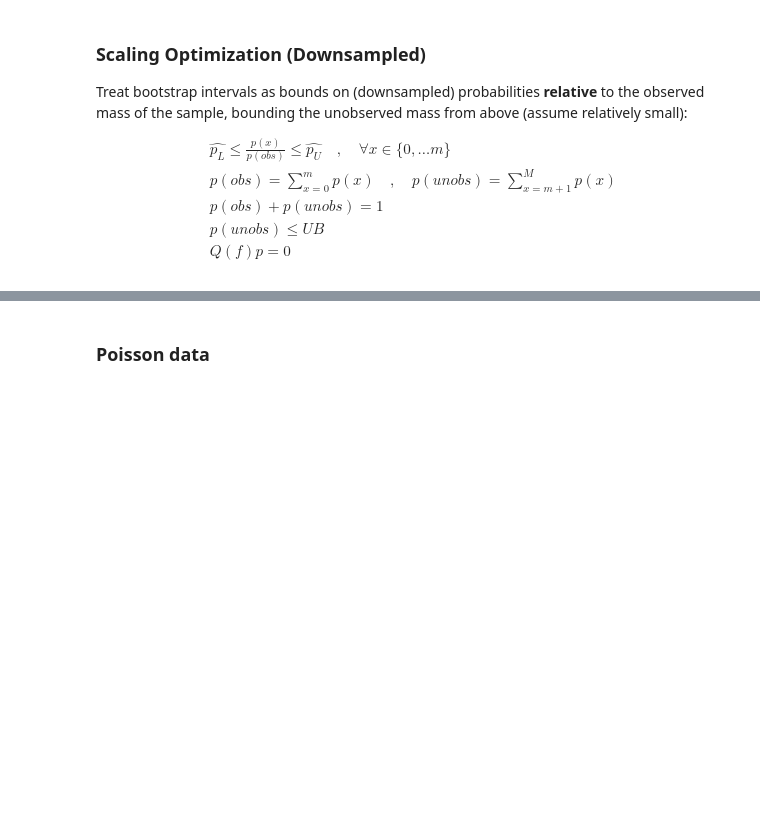
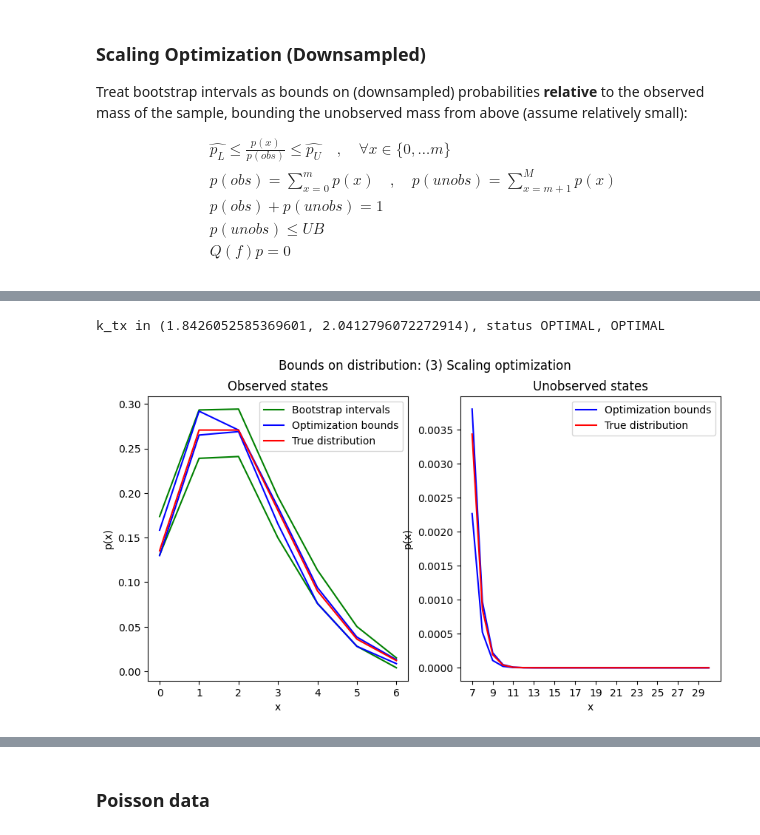
Before and after one commit to willjgh/M5R, a Jupyter notebook: Interaction/Bootstrap-Experiments/capture_scaling.ipynb, the cells around one changed output, grey strips where cells are left out. Drawn from its saved outputs; the diff is of its cells as text; code cells hidden in the pictures; blank space fills up the shorter version.

```diff
--- a/Interaction/Bootstrap-Experiments/capture_scaling.ipynb
+++ b/Interaction/Bootstrap-Experiments/capture_scaling.ipynb
@@ -219,7 +219,7 @@ Treat bootstrap intervals as bounds on (downsampled) probabilities **relative**
     & Q(f)p = 0
 \end{align*}
 # %%
-def optimize_scaling(xmax, tmin, tmax, prob_intervals, fm_intervals, silent=True, printing=True, time_limit=300,
+def optimize_downsampled_scaling(xmax, tmin, tmax, prob_intervals, fm_intervals, silent=True, printing=True, time_limit=300,
                   CME=True, dist_opt=True, UB=1):
 
     # WLS license
@@ -329,0 +557,13 @@ def optimize_scaling(xmax, tmin, tmax, prob_intervals, fm_intervals, silent=True
+# %%
+# settings
+k = 2
+tau = 5
+N = 1000
+n = 1000
+xmax = 30
+
+# simulate & bootstrap (no capture: beta = 1)
+sample = rng.poisson(k, size=n)
+beta = np.ones(n)
+sample_downsampled = rng.binomial(sample, beta)
+tmin, tmax, prob_intervals, fm_intervals = bootstrap(sample_downsampled, beta, N, tau, drop=True)
@@ -329,0 +635,13 @@ def optimize_scaling(xmax, tmin, tmax, prob_intervals, fm_intervals, silent=True
+# %%
+# settings
+k = 2
+tau = 5
+N = 1000
+n = 1000
+xmax = 30 # reduce to speedup optim
+
+# simulate & bootstrap (no capture: beta = 1)
+sample = rng.poisson(k, size=n)
+beta = np.ones(n)
+sample_downsampled = rng.binomial(sample, beta)
+tmin, tmax, prob_intervals, fm_intervals = bootstrap(sample_downsampled, beta, N, tau, drop=True)
@@ -329,0 +653,9 @@ def optimize_scaling(xmax, tmin, tmax, prob_intervals, fm_intervals, silent=True
+# %%
+# (3) Scaling optimization (no capture efficiency considered)
+solution_3 = optimize_scaling(xmax, tmin, tmax, prob_intervals, dist_opt=True, UB=0.1)
+# %% [output]
+k_tx in (1.8426052585369601, 2.0412796072272914), status OPTIMAL, OPTIMAL
+# %%
+plot_distribution_results(prob_intervals, solution_3, beta, "(3) Scaling optimization")
+# %% [output]
+[figure, added]
```
Also changed, not shown: parts of 30 cells of this notebook.
